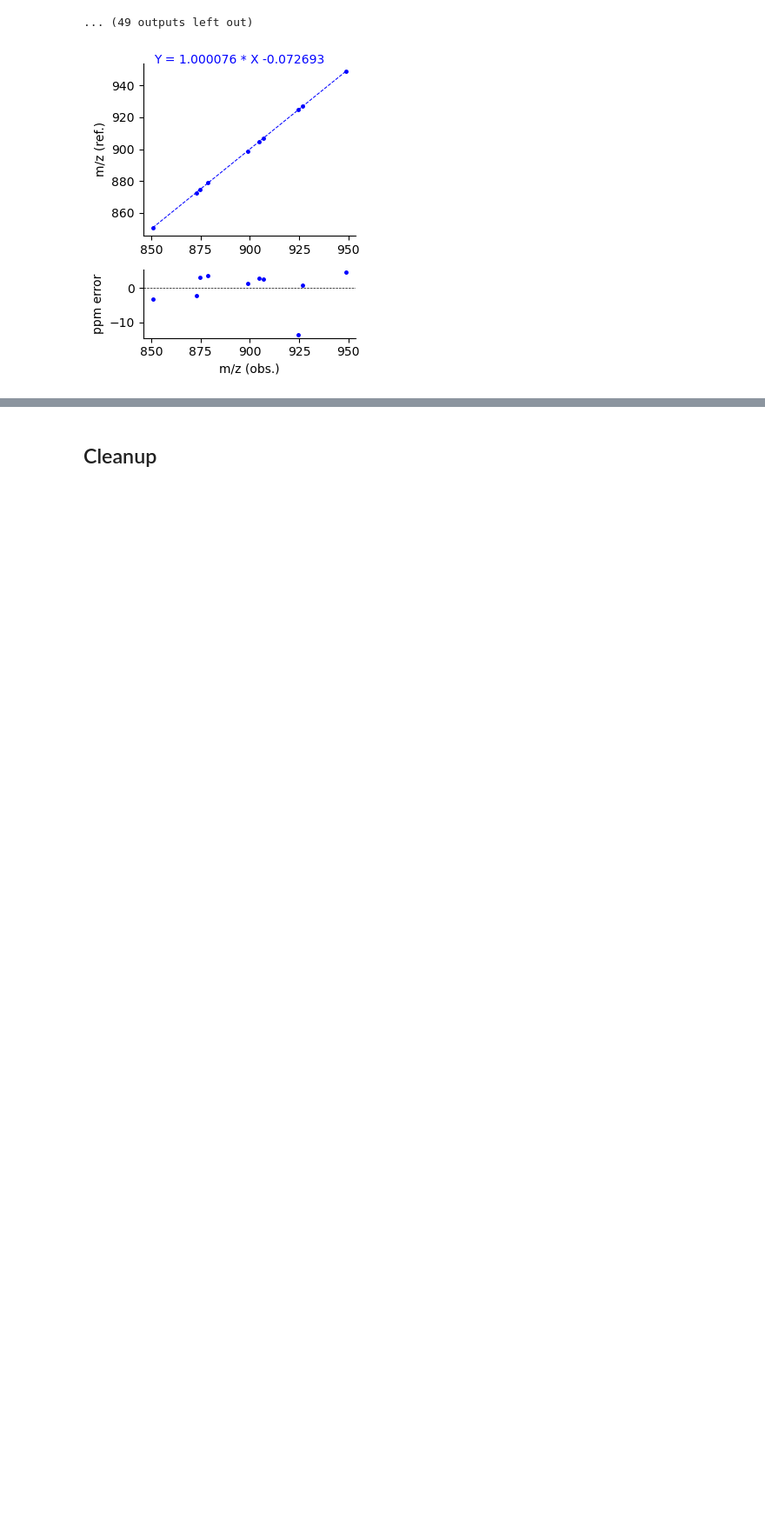
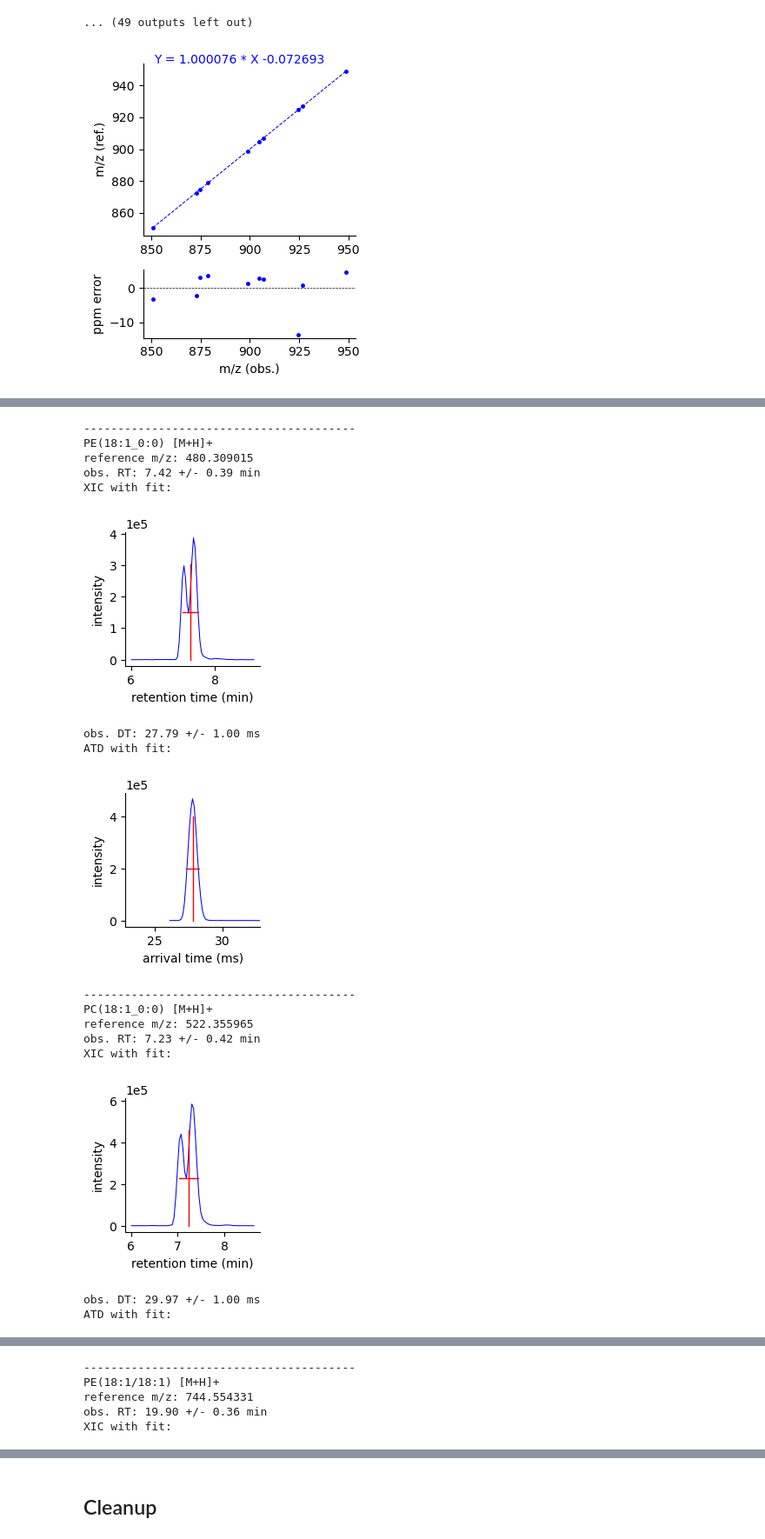
Before and after one commit to PNNL-m-q/mzapy, a Jupyter notebook: docs/source/guides/technote_demo.ipynb, the cells around one changed output, grey strips where cells are left out. Shown at 87% size. Drawn from its saved outputs; the diff is of its cells as text; code cells hidden in the pictures; blank space fills up the shorter version.

```diff
--- a/docs/source/guides/technote_demo.ipynb
+++ b/docs/source/guides/technote_demo.ipynb
@@ -270,0 +278,10 @@ plot_mass_calibration(mz_cal, figname='show')
+# %%
+# use some lipids from this sample as mass calibrants
+# lipid id, molecular formula (neutral), ionization, expected retention time, ref. CCS
+ccs_calibrants = [
+    ['PE(18:1_0:0)', MolecularFormula(C=23, H=46, O=7, N=1, P=1), '[M+H]+', 7.491, 215.8],
+    ['PC(18:1_0:0)', MolecularFormula(C=26, H=52, O=7, N=1, P=1), '[M+H]+', 7.301, 235.6],
+    ['PE(18:1/18:1)', MolecularFormula(C=41, H=78, O=8, N=1, P=1), '[M+H]+', 19.869, 280.6],
+    ['PC(18:1/18:1)', MolecularFormula(C=44, H=84, O=8, N=1, P=1), '[M+H]+', 19.793, 297.3],
+    ['TG(52:1)', MolecularFormula(C=55, H=104, O=6), '[M+NH4]+', 28.165, 323.6],
+]
@@ -270,0 +331,32 @@ plot_mass_calibration(mz_cal, figname='show')
+# %%
+# Fetch observed arrival time values for all of the CCS calibrants
+
+ref_mzs, obs_dts, ref_ccss = [], [], []
+for calibrant in ccs_calibrants:
+    print('-' * 40)
+    ref_mz, obs_dt, ref_ccs = get_mz_dt(*calibrant)
+    ref_mzs.append(ref_mz)
+    obs_dts.append(obs_dt)
+    ref_ccss.append(ref_ccs)
+print('-' * 40)
+
+# convert to numpy ndarrays
+ref_mzs, obs_dts, ref_ccss = np.array([ref_mzs, obs_dts, ref_ccss])
+# %% [output]
+----------------------------------------
+PE(18:1_0:0) [M+H]+
+reference m/z: 480.309015
+obs. RT: 7.42 +/- 0.39 min
+XIC with fit:
+[figure, added]
+obs. DT: 27.79 +/- 1.00 ms
+ATD with fit:
+[figure, added]
+----------------------------------------
+PC(18:1_0:0) [M+H]+
+reference m/z: 522.355965
+obs. RT: 7.23 +/- 0.42 min
+XIC with fit:
+[figure, added]
+obs. DT: 29.97 +/- 1.00 ms
+ATD with fit:
@@ -270,0 +364,5 @@ plot_mass_calibration(mz_cal, figname='show')
+----------------------------------------
+PE(18:1/18:1) [M+H]+
+reference m/z: 744.554331
+obs. RT: 19.90 +/- 0.36 min
+XIC with fit:
```
Also changed, not shown: parts of 6 cells of this notebook, 5 other files.
